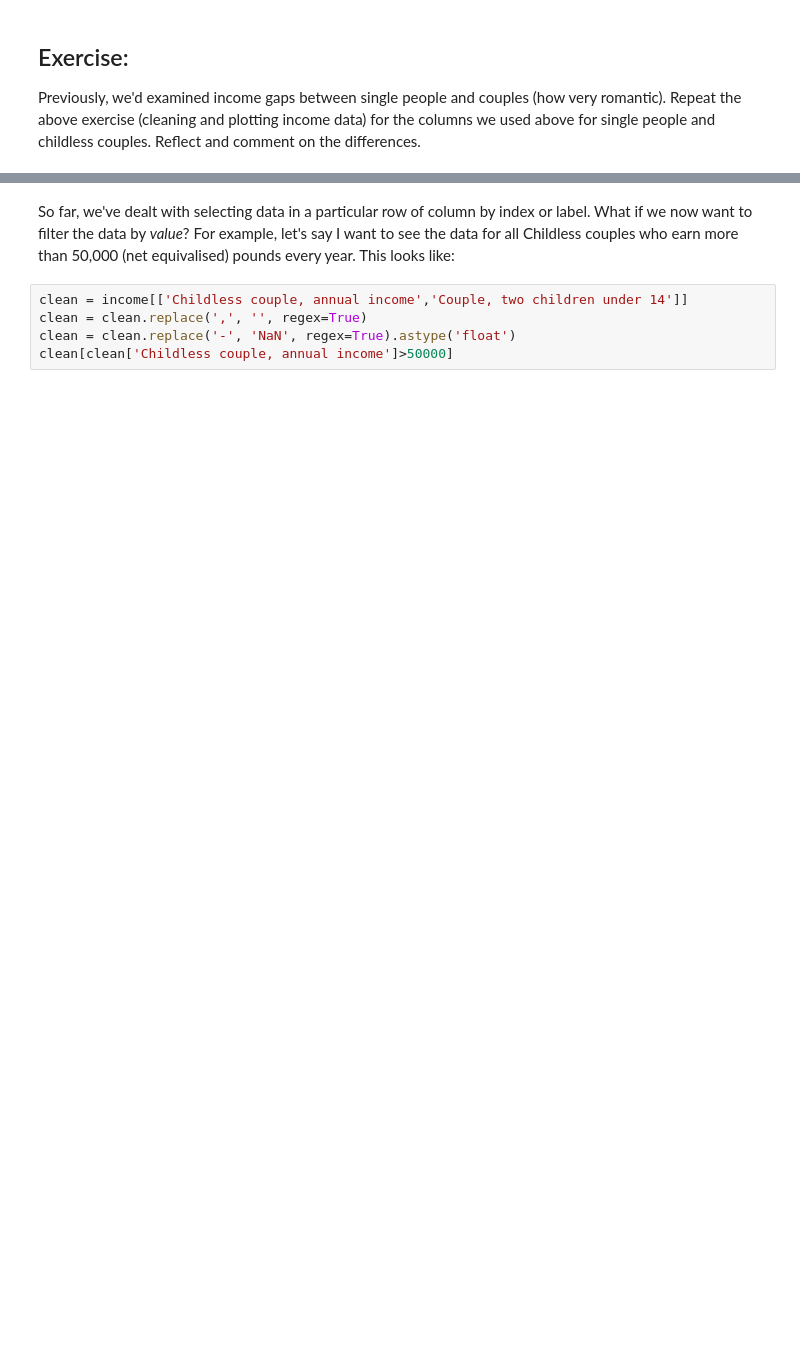
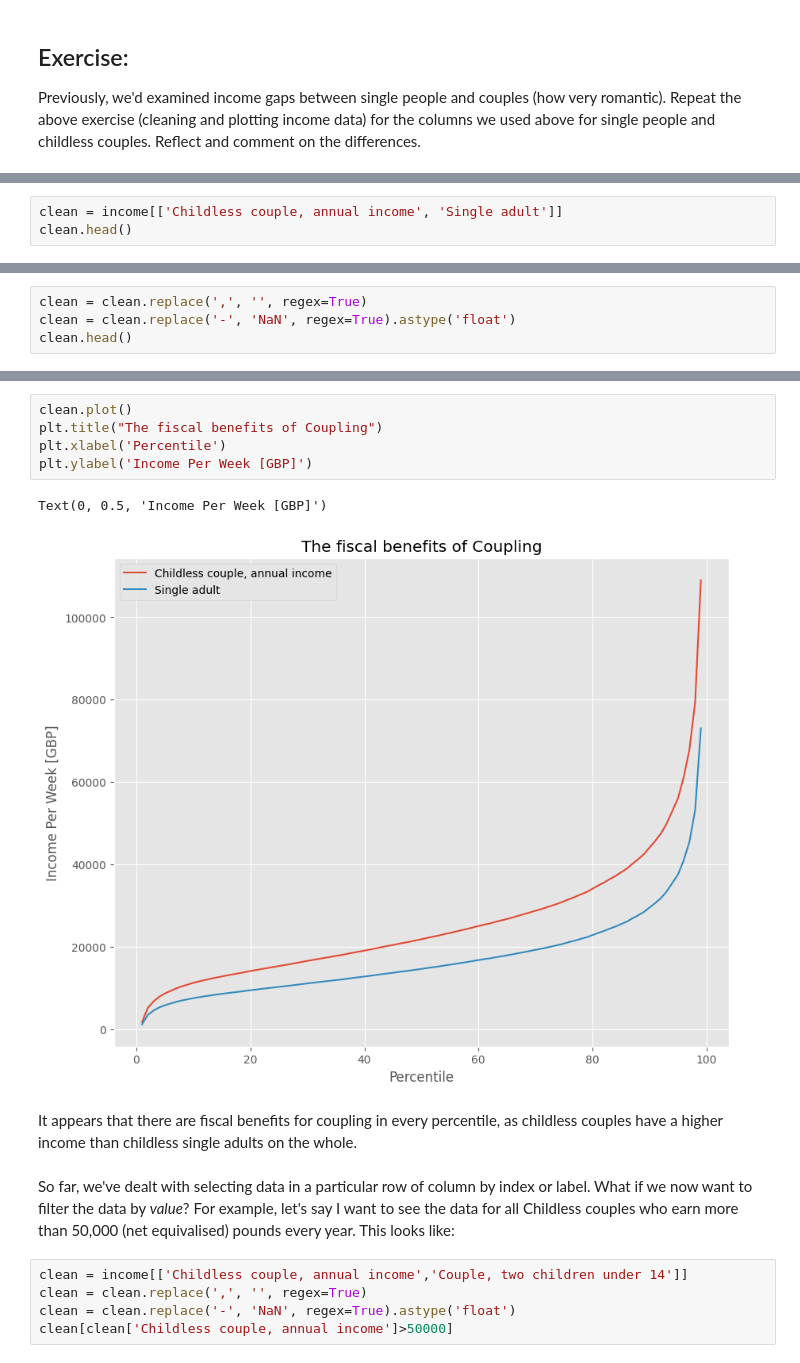
Before and after one commit to niallmirza/QM2, a Jupyter notebook: notebooks/W02. Pandas.ipynb, the cells around one changed output, grey strips where cells are left out. Cells and saved outputs as stored; diff of their text form; blank space fills up the shorter version.

```diff
--- a/notebooks/W02. Pandas.ipynb
+++ b/notebooks/W02. Pandas.ipynb
@@ -310,0 +349,3 @@ Add your reflection here.
+# %%
+clean = income[['Childless couple, annual income', 'Single adult']]
+clean.head()
@@ -310,0 +360,4 @@ Add your reflection here.
+# %%
+clean = clean.replace(',', '', regex=True)
+clean = clean.replace('-', 'NaN', regex=True).astype('float')
+clean.head()
@@ -311,3 +372,13 @@ Add your reflection here.
+# %%
+clean.plot()
+plt.title("The fiscal benefits of Coupling")
+plt.xlabel('Percentile')
+plt.ylabel('Income Per Week [GBP]')
+# %% [output]
+Text(0, 0.5, 'Income Per Week [GBP]')
+[figure, added]
+# %% [markdown]
+It appears that there are fiscal benefits for coupling in every percentile, as childless couples have a higher income than childless single adults on the whole.
 # %% [markdown]
 So far, we've dealt with selecting data in a particular row of column by index or label. What if we now want to filter the data by *value*? For example, let's say I want to see the data for all Childless couples who earn more than 50,000 (net equivalised) pounds every year. This looks like:
 # %%
```
Also changed, not shown: parts of 22 cells of this notebook.
